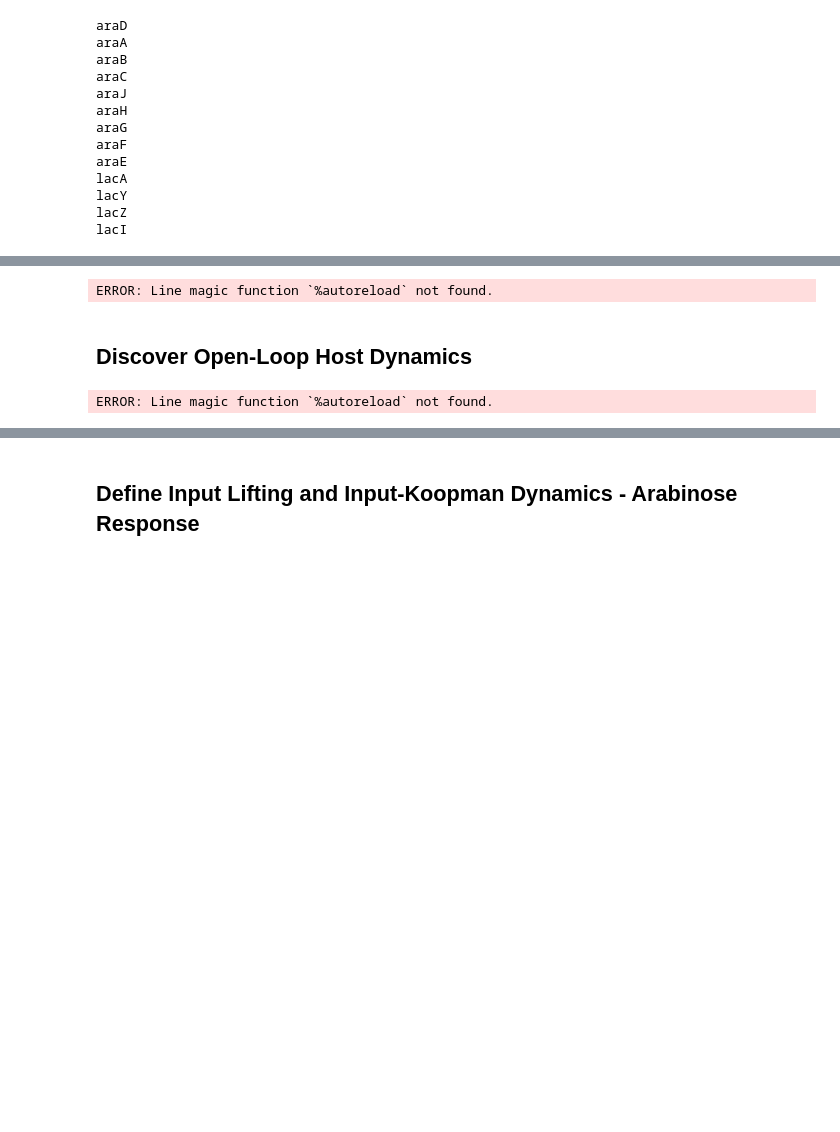
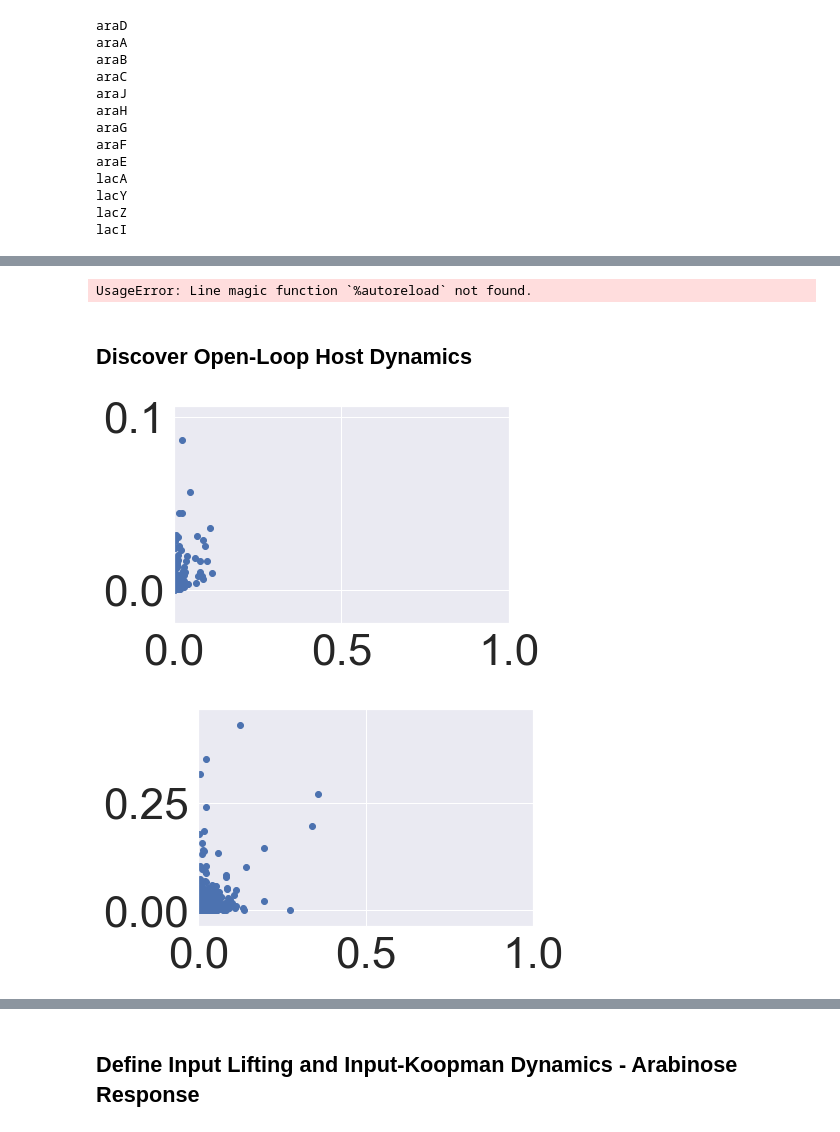
Before and after one commit to YeungRepo/darpa-sd2, a Jupyter notebook: structuredDMD/v0_code/KOp_SDMD_Prototype_PullDict_Dataframes.ipynb, the cells around one changed output, grey strips where cells are left out. Saved outputs shown, nothing was run; the diff lists cells and outputs as text; code cells hidden in the pictures; blank space fills up the shorter version.

```diff
--- a/structuredDMD/v0_code/KOp_SDMD_Prototype_PullDict_Dataframes.ipynb
+++ b/structuredDMD/v0_code/KOp_SDMD_Prototype_PullDict_Dataframes.ipynb
@@ -521,7 +509,7 @@ def calc_Append_Input_Koopman(Kol,Ki,Yf,Yp,Up,Uamend,flag=1,lambda_val=0.0):
         norm1_term = 0.0;
         all_col_handles = [None]*Uamend.shape[0]
         for i in range(0,Uamend.shape[0]):
-            all_col_handles[i] = Variable(rows=Yf.shape[0],cols=1) ;#Variable(shape=(Yf.shape[0],1) );
+            all_col_handles[i] = Variable(shape=(Yf.shape[0],1));#Variable(shape=(Yf.shape[0],1) );
         #    if norm1_term < cvxpy.norm(all_col_handles[i],p=1):
         #        norm1_term = cvxpy.norm(all_col_handles[i],p=1);
             #norm1_term =  cvxpy.max(cvxpy.hstack( [norm1_term,cvxpy.norm(all_col_handles[i],p=1) ])  );
@@ -578,7 +566,7 @@ def train_Append_Input_Koopman(Xf,Xp,unl_Up,unl_UAmend,this_InputKoopmanModel,Am
 
 %autoreload
 # %% [output]
-ERROR: Line magic function `%autoreload` not found.
+UsageError: Line magic function `%autoreload` not found.
 # %%
 def calc_Koopman(Yf,Yp,flag=1,lambda_val=0.0):
     #solver_instance = cvxpy.CVXOPT;
@@ -657,8 +645,8 @@ circuit_coords_in_K = list(circuit_coords_in_K)
 # %% [markdown]
 ## Discover Open-Loop Host Dynamics
 # %%
-%autoreload
-viz_this_set = False;
+#%autoreload
+viz_this_set = True;
 timepair_list = [];
 for ind_cond in ['00']:
     for temp in ['37']:
@@ -709,37 +697,38 @@ T1_list = transformer1.transform(T1_list_raw)
 transformer2 = Normalizer().fit(T2_list_raw)
 T2_list =  transformer2.transform(T2_list_raw)
 
 T1_list_log_norm = T1_list;
 T2_list_log_norm = T2_list;
 #T2_list = T2_list_log;
 
 low_cv_reps = [0,2,3]
 col_ind_map = [0,0,1,2]
 
 if viz_this_set:
-    mu_t1 = np.mean(T1_list[low_cv_reps][:],axis=0);
-    s_t1 = np.std(T1_list[low_cv_reps][:],axis=0);
+    mu_t1 = np.mean(T1_list_log_norm[low_cv_reps][:],axis=0);
+    s_t1 = np.std(T1_list_log_norm[low_cv_reps][:],axis=0);
 
-    mu_t2 = np.mean(T2_list[low_cv_reps][:],axis=0);
-    s_t2 = np.std(T2_list[low_cv_reps][:],axis=0);
+    mu_t2 = np.mean(T2_list_log_norm[low_cv_reps][:],axis=0);
+    s_t2 = np.std(T2_list_log_norm[low_cv_reps][:],axis=0);
     cv1 = mu_t1-mu_t1;
     cv2 = mu_t2-mu_t2;
     plt.figure()
     plt.scatter((mu_t1[low_cv_indices]),(mu_t2[low_cv_indices]))
     plt.xlim([0.0,1.0])
     plt.figure()
     plt.scatter(mu_t1,mu_t2)
     plt.xlim([0.0,1.0])
 
 
 Yp_data = np.zeros((len(common_indices),len(low_cv_reps)))
 Yf_data = np.zeros((len(common_indices),len(low_cv_reps)))
 
 
 for col_ind in low_cv_reps:
     Yp_data[:,col_ind_map[col_ind]] = T1_list_log_norm.T[common_indices,col_ind];
     Yf_data[:,col_ind_map[col_ind]]= T2_list_log_norm.T[common_indices,col_ind];
 # %% [output]
-ERROR: Line magic function `%autoreload` not found.
+[figure, added]
+[figure, added]
 # %%
 all_genes = list(all_genes)
```
Also changed, not shown: parts of 10 cells of this notebook.
